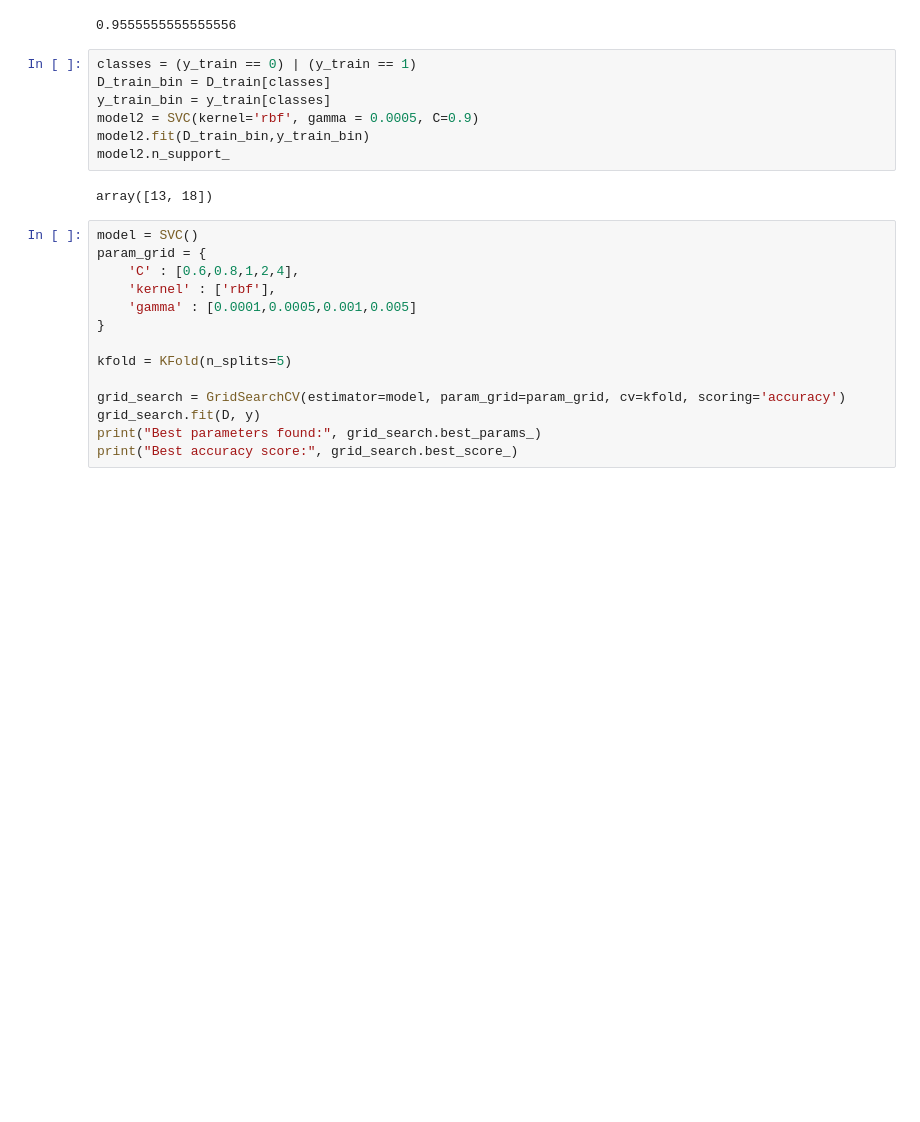
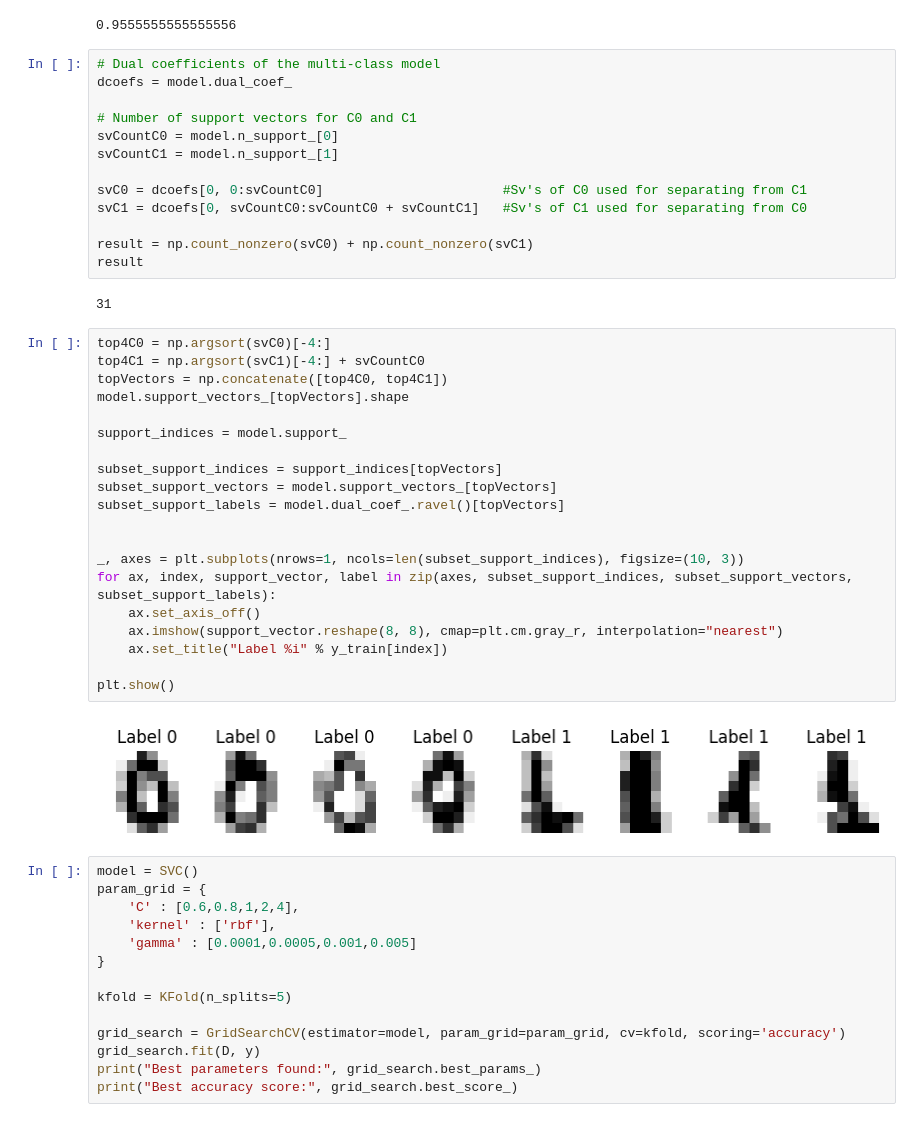
Before and after one commit to yuhsuanlintue/2IIG0_HW1, a Jupyter notebook: HW1_2IIG0_23_24.ipynb, the cells around one changed output. Saved outputs shown, nothing was run; the diff lists cells and outputs as text; blank space fills up the shorter version.

```diff
--- a/HW1_2IIG0_23_24.ipynb
+++ b/HW1_2IIG0_23_24.ipynb
@@ -352,15 +328,43 @@ prediction_y = model.predict(D_test)
 accuracy_score(y_test, prediction_y)
 # %% [output]
 0.9555555555555556
-# %%
-classes = (y_train == 0) | (y_train == 1)
-D_train_bin = D_train[classes]
-y_train_bin = y_train[classes]
-model2 = SVC(kernel='rbf', gamma = 0.0005, C=0.9)
-model2.fit(D_train_bin,y_train_bin)
-model2.n_support_
-# %% [output]
-array([13, 18])
+# %%
+# Dual coefficients of the multi-class model
+dcoefs = model.dual_coef_
+
+# Number of support vectors for C0 and C1
+svCountC0 = model.n_support_[0]
+svCountC1 = model.n_support_[1]
+
+svC0 = dcoefs[0, 0:svCountC0]                       #Sv's of C0 used for separating from C1
+svC1 = dcoefs[0, svCountC0:svCountC0 + svCountC1]   #Sv's of C1 used for separating from C0
+
+result = np.count_nonzero(svC0) + np.count_nonzero(svC1)
+result
+# %% [output]
+31
+# %%
+top4C0 = np.argsort(svC0)[-4:]
+top4C1 = np.argsort(svC1)[-4:] + svCountC0
+topVectors = np.concatenate([top4C0, top4C1])
+model.support_vectors_[topVectors].shape
+
+support_indices = model.support_
+
+subset_support_indices = support_indices[topVectors]
+subset_support_vectors = model.support_vectors_[topVectors]
+subset_support_labels = model.dual_coef_.ravel()[topVectors]
+
+
+_, axes = plt.subplots(nrows=1, ncols=len(subset_support_indices), figsize=(10, 3))
+for ax, index, support_vector, label in zip(axes, subset_support_indices, subset_support_vectors, subset_support_labels):
+    ax.set_axis_off()
+    ax.imshow(support_vector.reshape(8, 8), cmap=plt.cm.gray_r, interpolation="nearest")
+    ax.set_title("Label %i" % y_train[index])
+
+plt.show()
+# %% [output]
+[figure, added]
 # %%
 model = SVC()
 param_grid = {
```
Also changed, not shown: parts of 8 cells of this notebook.
